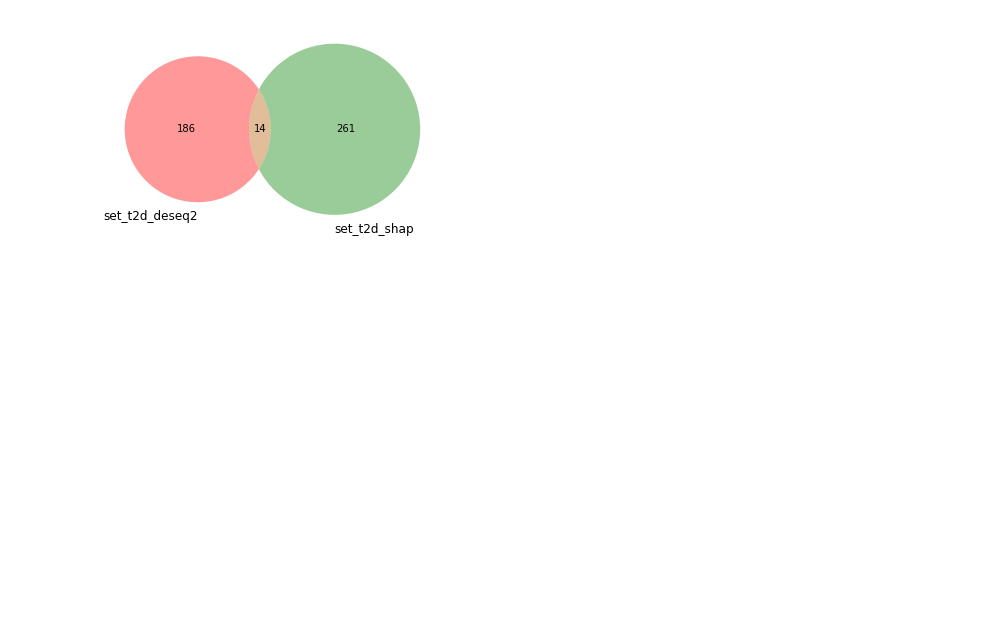
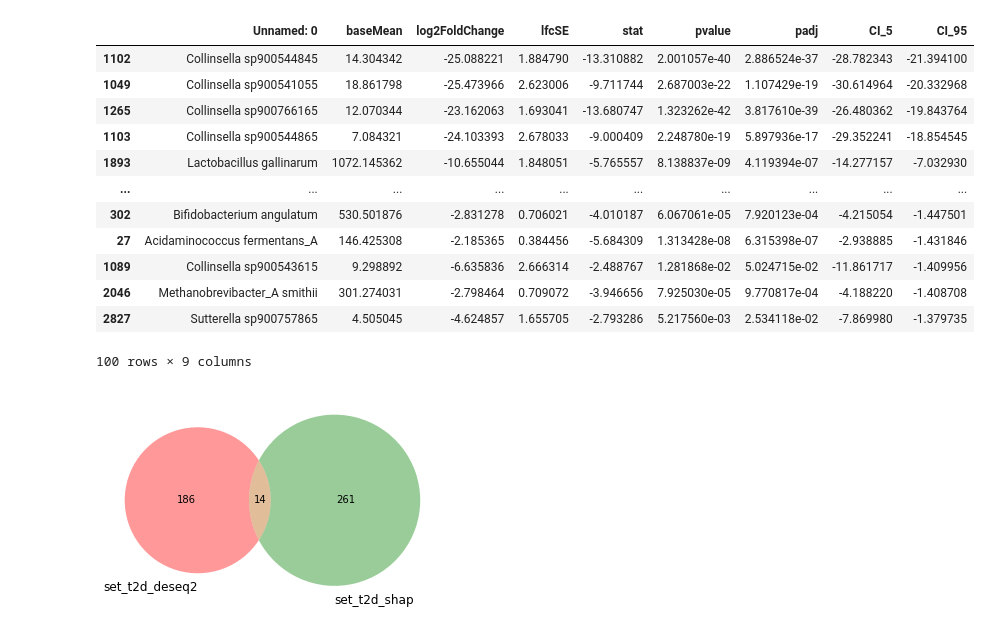
Before and after one commit to jindongmin/Meta_diseases_analyses, a Jupyter notebook: ipynb/log2foldchange_CI_5_95_deseq2.ipynb, the cells around one changed output. Cells and saved outputs as stored; diff of their text form; code cells hidden in the pictures; blank space fills up the shorter version.

```diff
--- a/ipynb/log2foldchange_CI_5_95_deseq2.ipynb
+++ b/ipynb/log2foldchange_CI_5_95_deseq2.ipynb
@@ -20,6 +20,22 @@ table_asd_negative = table_asd.sort_values(by=['CI_95'],ascending=True).head(100
 table_t2d_positive = table_t2d.sort_values(by=['CI_5'],ascending=False).head(100)
 table_cd_positive = table_cd.sort_values(by=['CI_5'],ascending=False).head(100)
 table_asd_positive = table_asd.sort_values(by=['CI_5'],ascending=False).head(100)
+# %%
+table_t2d_negative
+# %% [output]
+|  | Unnamed: 0 | baseMean | log2FoldChange | lfcSE | stat | pvalue | padj | CI_5 | CI_95 |
+| 1102 | Collinsella sp900544845 | 14.304342 | -25.088221 | 1.884790 | -13.310882 | 2.001057e-40 | 2.886524e-37 | -28.782343 | -21.394100 |
+| 1049 | Collinsella sp900541055 | 18.861798 | -25.473966 | 2.623006 | -9.711744 | 2.687003e-22 | 1.107429e-19 | -30.614964 | -20.332968 |
+| 1265 | Collinsella sp900766165 | 12.070344 | -23.162063 | 1.693041 | -13.680747 | 1.323262e-42 | 3.817610e-39 | -26.480362 | -19.843764 |
+| 1103 | Collinsella sp900544865 | 7.084321 | -24.103393 | 2.678033 | -9.000409 | 2.248780e-19 | 5.897936e-17 | -29.352241 | -18.854545 |
+| 1893 | Lactobacillus gallinarum | 1072.145362 | -10.655044 | 1.848051 | -5.765557 | 8.138837e-09 | 4.119394e-07 | -14.277157 | -7.032930 |
+| ... | ... | ... | ... | ... | ... | ... | ... | ... | ... |
+| 302 | Bifidobacterium angulatum | 530.501876 | -2.831278 | 0.706021 | -4.010187 | 6.067061e-05 | 7.920123e-04 | -4.215054 | -1.447501 |
+| 27 | Acidaminococcus fermentans_A | 146.425308 | -2.185365 | 0.384456 | -5.684309 | 1.313428e-08 | 6.315398e-07 | -2.938885 | -1.431846 |
+| 1089 | Collinsella sp900543615 | 9.298892 | -6.635836 | 2.666314 | -2.488767 | 1.281868e-02 | 5.024715e-02 | -11.861717 | -1.409956 |
+| 2046 | Methanobrevibacter_A smithii | 301.274031 | -2.798464 | 0.709072 | -3.946656 | 7.925030e-05 | 9.770817e-04 | -4.188220 | -1.408708 |
+| 2827 | Sutterella sp900757865 | 4.505045 | -4.624857 | 1.655705 | -2.793286 | 5.217560e-03 | 2.534118e-02 | -7.869980 | -1.379735 |
+100 rows × 9 columns
 # %%
 #T2D shap and DESeq2 overlap
 #T2D shap species
```
Also changed, not shown: parts of 1 cell of this notebook, 22 other files.
